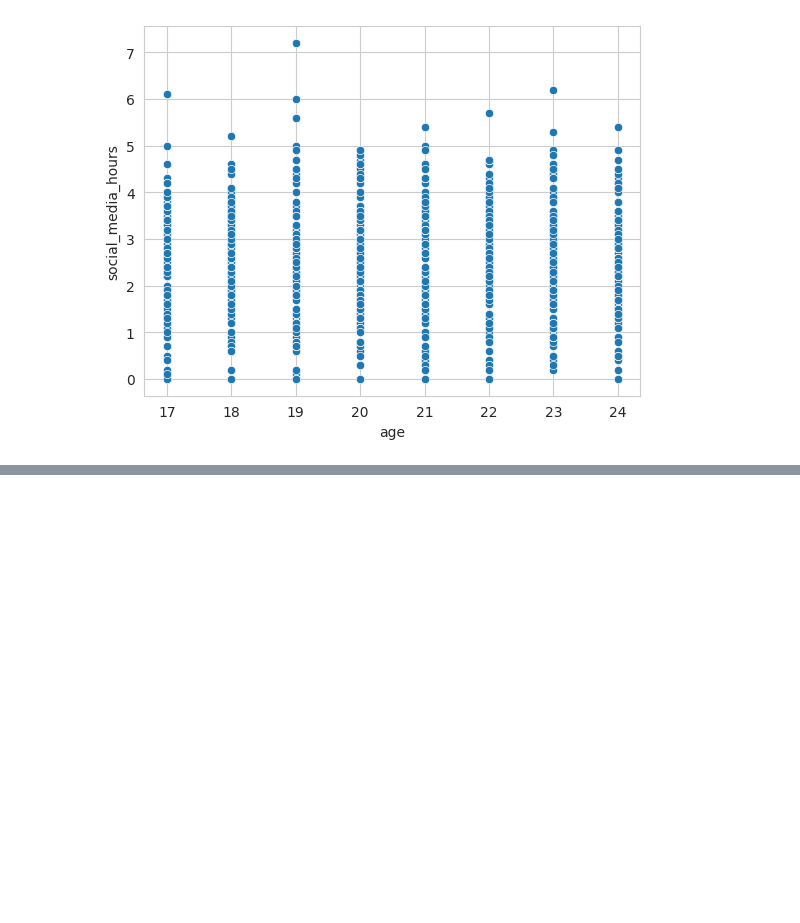
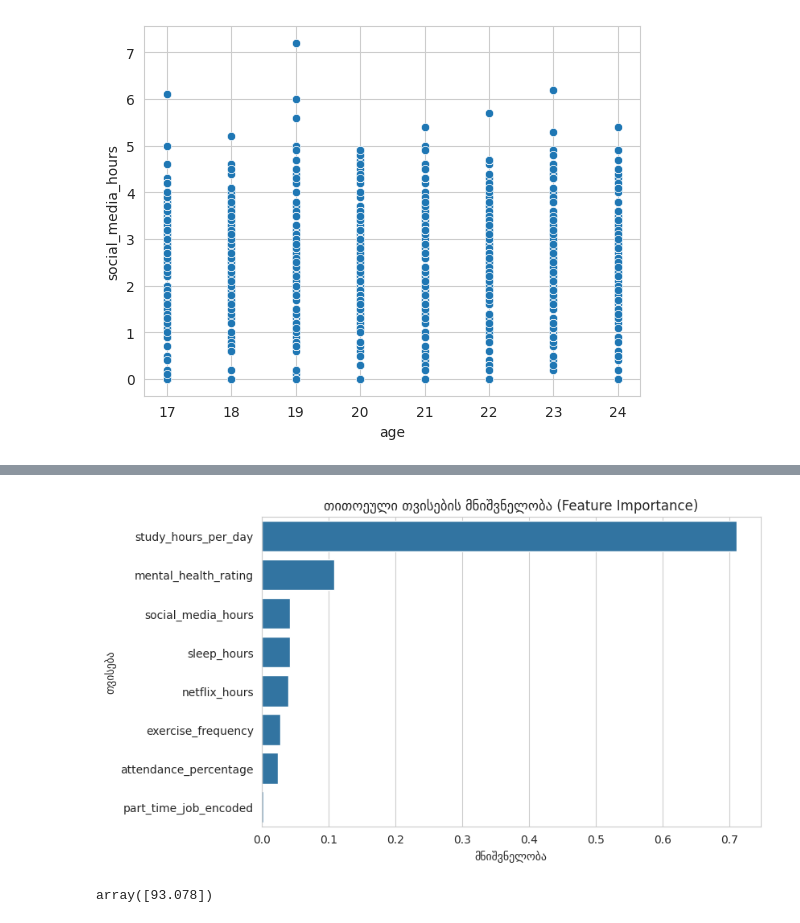
Before and after one commit to matesoft2033/students_habits_performance, a Jupyter notebook: students_habits_performance.ipynb, the cells around one changed output, grey strips where cells are left out. Cells and saved outputs as stored; diff of their text form; code cells hidden in the pictures; blank space fills up the shorter version.

```diff
--- a/students_habits_performance.ipynb
+++ b/students_habits_performance.ipynb
@@ -128,0 +147,11 @@ plt.show()
+# %%
+from sklearn.model_selection import train_test_split # split ისთვის საჭირო ბიბლიოთეკა
+
+features = [
+    "study_hours_per_day", "social_media_hours", "netflix_hours", "attendance_percentage", "sleep_hours",
+    "exercise_frequency", "mental_health_rating", "part_time_job_encoded"
+]
+x = data[features] # <-- feature
+y = data['exam_score'] # <-- label
+# %%
+x_train, x_test, y_train, y_test = train_test_split(x, y, test_size=0.2, random_state=42) # უშუალოდ დავყავი 80/20 ზე
@@ -128,0 +191,10 @@ plt.show()
+# %%
+from sklearn.ensemble import RandomForestRegressor # რეგრესიის მაგალითია, ამიტომ გამოვიყენეთ RandomForestRegressor
+from sklearn.metrics import mean_absolute_error, r2_score # ავირჩიე 2 მეტრიკა
+
+model = RandomForestRegressor(n_estimators=100, random_state=42) # 100 decision tree და seed 42, რათა უწყვეტად მოხდეს პროცესი და refresh ის დროს არ დაიკარგოს
+model.fit(x_train, y_train) # უშუალოდ training
+y_pred = model.predict(x_test) # ჩვენ მიერ შეყვანილ მონაცემებზე აკეთებს პროგნოზს
+
+print("MAE:", mean_absolute_error(y_test, y_pred)) # აკეთებს საშუალო აბსოლუტურ განსხვავებას რეალურ მნიშვნელობებსა და პროგნოზებს შორის.
+print("R²:", r2_score(y_test, y_pred)) # 0-1 ამდეა და გვიჩვენებს მოდელის სიზუსტეს. ამ შემთხვევაში 85% სიზუსტეს თუ პროცენტებში ვიტყვით
@@ -128,0 +239,32 @@ plt.show()
+# %%
+importances = model.feature_importances_
+feature_names = x_train.columns
+
+sorted_idx = importances.argsort()[::-1]
+sorted_importances = importances[sorted_idx]
+sorted_features = feature_names[sorted_idx]
+
+plt.figure(figsize=(8, 5))
+sns.barplot(x=sorted_importances, y=sorted_features)
+plt.title("თითოეული თვისების მნიშვნელობა (Feature Importance)")
+plt.xlabel("მნიშვნელობა")
+plt.ylabel("თვისება")
+plt.show()
+# %% [output]
+[figure, added]
+# %%
+# ინდივიდუალური პროგნოზის მაგალითი
+sample_passenger = pd.DataFrame({
+    "study_hours_per_day": [10],
+    "social_media_hours": [6],
+    "netflix_hours": [1],
+    "attendance_percentage": [97],
+    "sleep_hours": [7],
+    "exercise_frequency": [2],
+    "mental_health_rating": [3],
+    "part_time_job_encoded": [0]
+})
+
+model.predict(sample_passenger)
+# %% [output]
+array([93.078])
```
Also changed, not shown: parts of 11 cells of this notebook.
